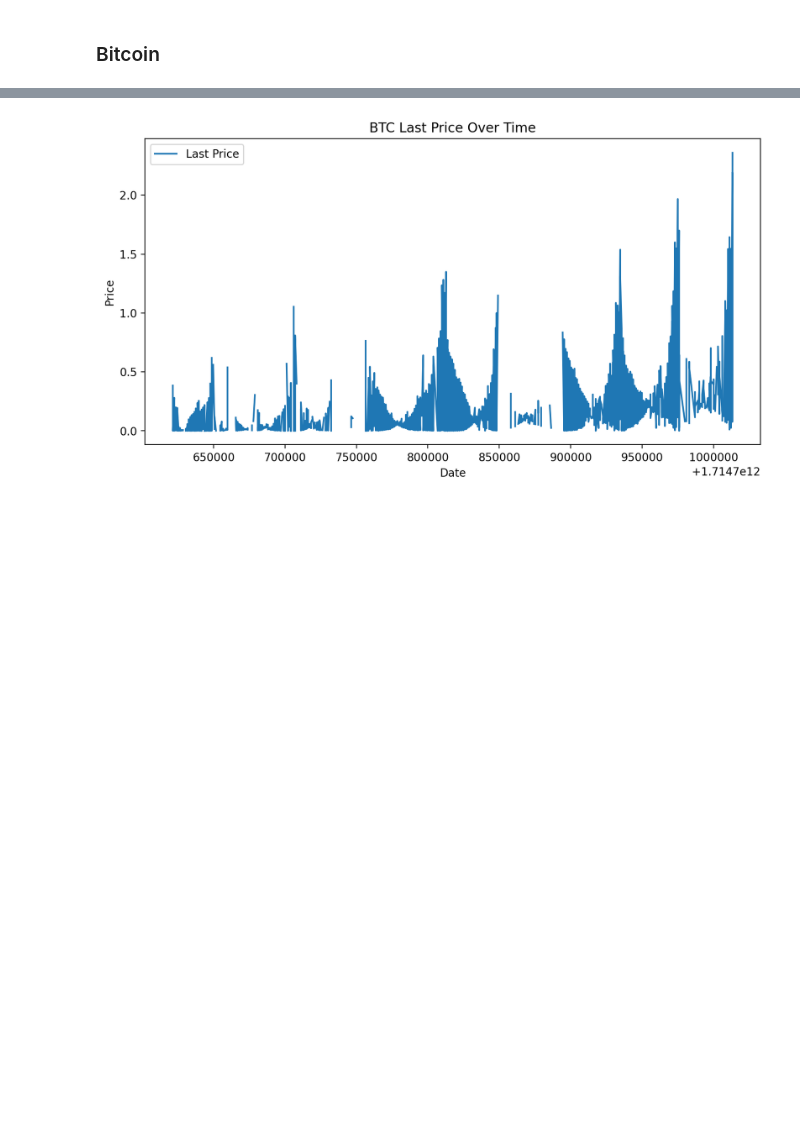
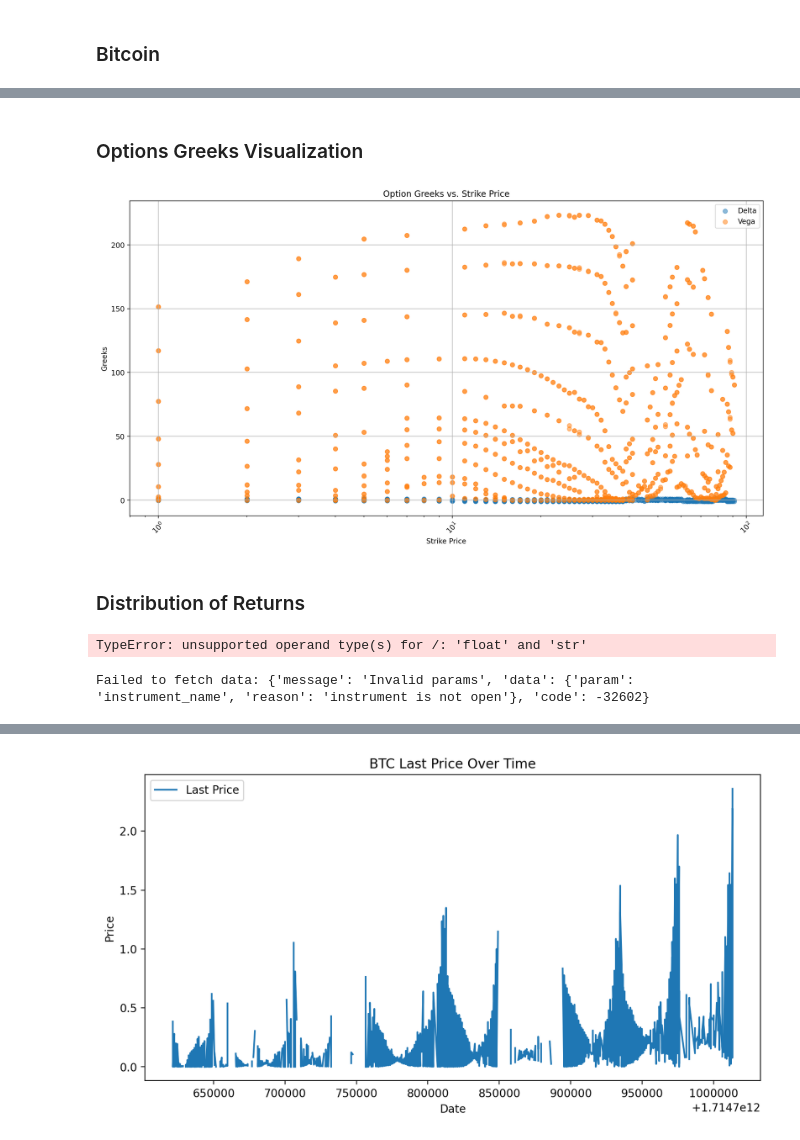
Before and after one commit to EthanFalcao/Defi_Options_Implied_Volatility, a Jupyter notebook: 2. (BTC) - Exploratory Data Analysis.ipynb, the cells around one changed output, grey strips where cells are left out. Drawn from its saved outputs; the diff is of its cells as text; code cells hidden in the pictures; blank space fills up the shorter version.

```diff
--- a/2. (BTC) - Exploratory Data Analysis.ipynb
+++ b/2. (BTC) - Exploratory Data Analysis.ipynb
@@ -200,0 +282,60 @@ df.head()
+# %% [markdown]
+### Options Greeks Visualization
+# %%
+import matplotlib.pyplot as plt
+
+plt.figure(figsize=(16, 8))  # Larger figure size
+plt.scatter(df['Strike Price'], df['greeks.delta'], label='Delta', alpha=0.5)
+plt.scatter(df['Strike Price'], df['greeks.vega'], label='Vega', alpha=0.5)
+plt.title('Option Greeks vs. Strike Price')
+plt.xlabel('Strike Price')
+plt.ylabel('Greeks')
+plt.xticks(rotation=45)  # Rotate x-axis labels for better visibility
+plt.xscale('log')  # Optional: Only use if appropriate for your data range
+plt.grid(True)  # Enable grid for better readability
+plt.legend()
+plt.show()
+# %% [output]
+[figure, added]
+# %% [markdown]
+### Distribution of Returns
+# %%
+# Comparing theoretical and actual prices
+btc_data['Theoretical_Price'] = btc_data.apply(lambda x: black_scholes_call(x['underlying_price'], x['Strike Price'], x['Time to Expiration'], 0.01, x['bid_iv']/100), axis=1)
+
+plt.figure(figsize=(12, 6))
+plt.plot(btc_data['Date'], btc_data['Theoretical_Price'], label='Theoretical Price')
+plt.plot(btc_data['Date'], btc_data['Close'], label='Actual Market Price', alpha=0.6)
+plt.title('Theoretical vs Actual Prices')
+plt.xlabel('Date')
+plt.ylabel('Price')
+plt.legend()
+plt.show()
+# %% [output]
+TypeError: unsupported operand type(s) for /: 'float' and 'str'
+# %%
+import requests
+
+def fetch_options_volume(instrument_name):
+    url = f'https://www.deribit.com/api/v2/public/get_book_summary_by_instrument'
+    params = {
+        'instrument_name': instrument_name,
+        'depth': 1  # You might adjust this based on how much data you need
+    }
+    response = requests.get(url, params=params)
+    data = response.json()
+
+    if 'result' in data:
+        return data['result'][0]['volume']  # Returns the volume of the options
+    else:
+        raise Exception(f"Failed to fetch data: {data.get('error', 'Unknown Error')}")
+
+# Example usage
+instrument_name = 'BTC-25DEC20-50000-C'  # Replace with a valid instrument name
+try:
+    volume = fetch_options_volume(instrument_name)
+    print(f"Volume for {instrument_name}: {volume}")
+except Exception as e:
+    print(str(e))
+# %% [output]
+Failed to fetch data: {'message': 'Invalid params', 'data': {'param': 'instrument_name', 'reason': 'instrument is not open'}, 'code': -32602}
```
Also changed, not shown: parts of 21 cells of this notebook, 2 other files.
